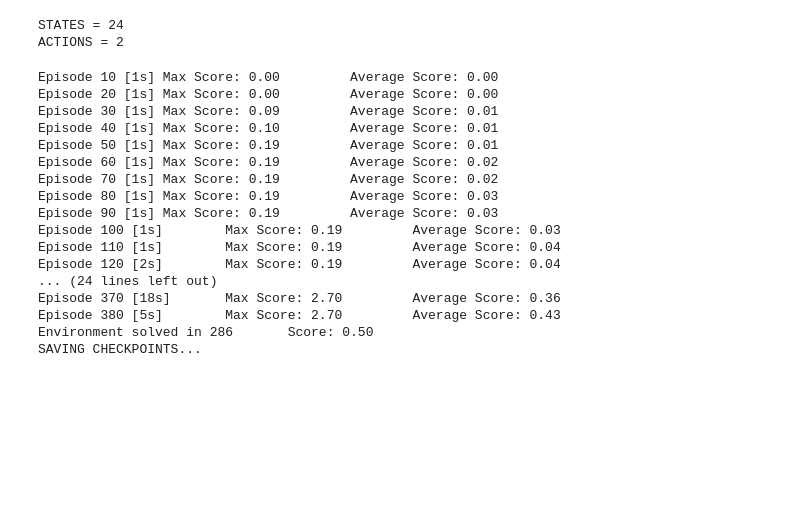
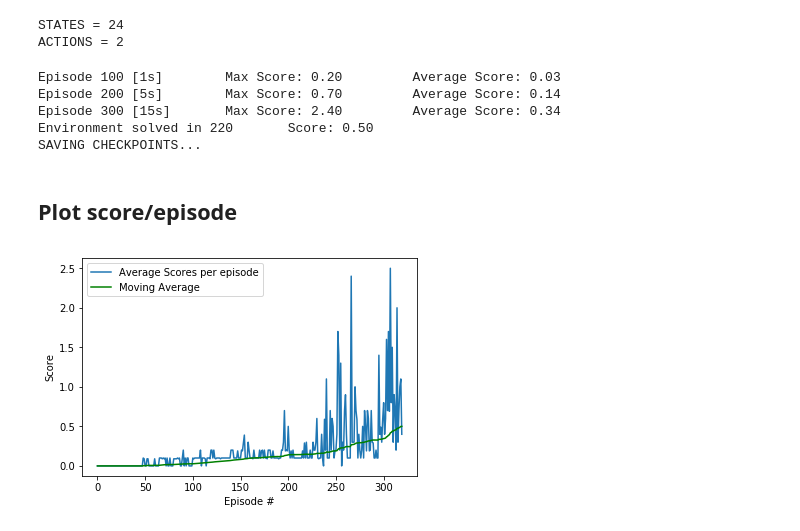
Before and after one commit to twishasaraiya/P3-Collaboration-and-Competition, a Jupyter notebook: Tennis.ipynb, the cells around one changed output. Saved outputs shown, nothing was run; the diff lists cells and outputs as text; code cells hidden in the pictures; blank space fills up the shorter version.

Commit message:
environment solved

```diff
--- a/Tennis.ipynb
+++ b/Tennis.ipynb
@@ -128,7 +131,7 @@ agent = DDPG_Agent(state_size,action_size, random_seed = 19)
 STATES = 24
 ACTIONS = 2
 # %%
-def ddpg(n_episodes=1000, max_t=1000, print_every=10, print_each_episode=False):
+def ddpg(n_episodes=1000, max_t=1000, print_every=100, print_each_episode=False):
     """
     Params:
     ======
@@ -139,6 +142,7 @@ def ddpg(n_episodes=1000, max_t=1000, print_every=10, print_each_episode=False):
     scores_deque = deque(maxlen=100)
     scores = np.zeros(num_agents)
     mean_scores = []
+    moving_avg = []
 
     for i_episode in range(1, n_episodes+1):
 
@@ -185,6 +189,7 @@ def ddpg(n_episodes=1000, max_t=1000, print_every=10, print_each_episode=False):
 
         mean_scores.append(score)
         scores_deque.append(score)
+        moving_avg.append(np.mean(scores_deque))
 
         if(print_each_episode):
             print('\rEpisode {} [{}s]\tMax Score: {:.2f}\tAverage Score: {:.2f}'.format(i_episode,round(duration),np.max(scores_deque), np.mean(scores_deque)))
@@ -197,24 +202,25 @@ def ddpg(n_episodes=1000, max_t=1000, print_every=10, print_each_episode=False):
             torch.save(agent.actor_local.state_dict(), 'checkpoint_actor_20_agents.pth')
             torch.save(agent.critic_local.state_dict(), 'checkpoint_critic_20_agents.pth')
             break; # environment solved
-    return scores
+    return mean_scores,moving_avg
-# %%
-scores = ddpg()
-# %% [output]
-Episode 10 [1s] Max Score: 0.00         Average Score: 0.00
-Episode 20 [1s] Max Score: 0.00         Average Score: 0.00
-Episode 30 [1s] Max Score: 0.09         Average Score: 0.01
-Episode 40 [1s] Max Score: 0.10         Average Score: 0.01
-Episode 50 [1s] Max Score: 0.19         Average Score: 0.01
-Episode 60 [1s] Max Score: 0.19         Average Score: 0.02
-Episode 70 [1s] Max Score: 0.19         Average Score: 0.02
-Episode 80 [1s] Max Score: 0.19         Average Score: 0.03
-Episode 90 [1s] Max Score: 0.19         Average Score: 0.03
-Episode 100 [1s]        Max Score: 0.19         Average Score: 0.03
-Episode 110 [1s]        Max Score: 0.19         Average Score: 0.04
-Episode 120 [2s]        Max Score: 0.19         Average Score: 0.04
-... (24 lines left out)
-Episode 370 [18s]       Max Score: 2.70         Average Score: 0.36
-Episode 380 [5s]        Max Score: 2.70         Average Score: 0.43
-Environment solved in 286       Score: 0.50
-SAVING CHECKPOINTS...
+# %%
+mean_scores,moving_avg = ddpg()
+# %% [output]
+Episode 100 [1s]        Max Score: 0.20         Average Score: 0.03
+Episode 200 [5s]        Max Score: 0.70         Average Score: 0.14
+Episode 300 [15s]       Max Score: 2.40         Average Score: 0.34
+Environment solved in 220       Score: 0.50
+SAVING CHECKPOINTS...
+# %% [markdown]
+## Plot score/episode
+# %%
+fig = plt.figure()
+ax = fig.add_subplot(111)
+plt.plot(np.arange(len(mean_scores)), mean_scores, label="Average Scores per episode")
+plt.plot(np.arange(len(moving_avg)), moving_avg, color="g", label="Moving Average")
+plt.ylabel('Score')
+plt.xlabel('Episode #')
+ax.legend(loc="upper left")
+plt.show()
+# %% [output]
+[figure, added]
```
Also changed, not shown: parts of 3 cells of this notebook, 4 other files.
